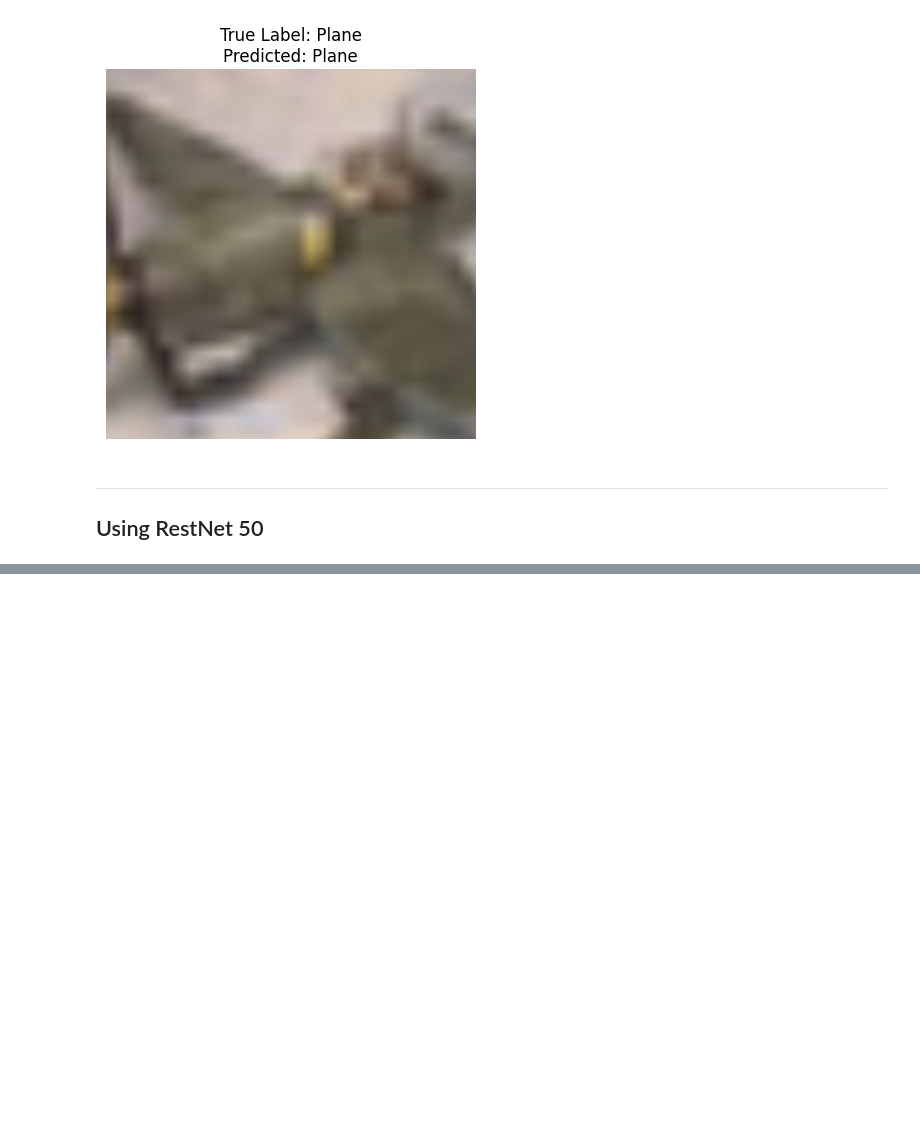
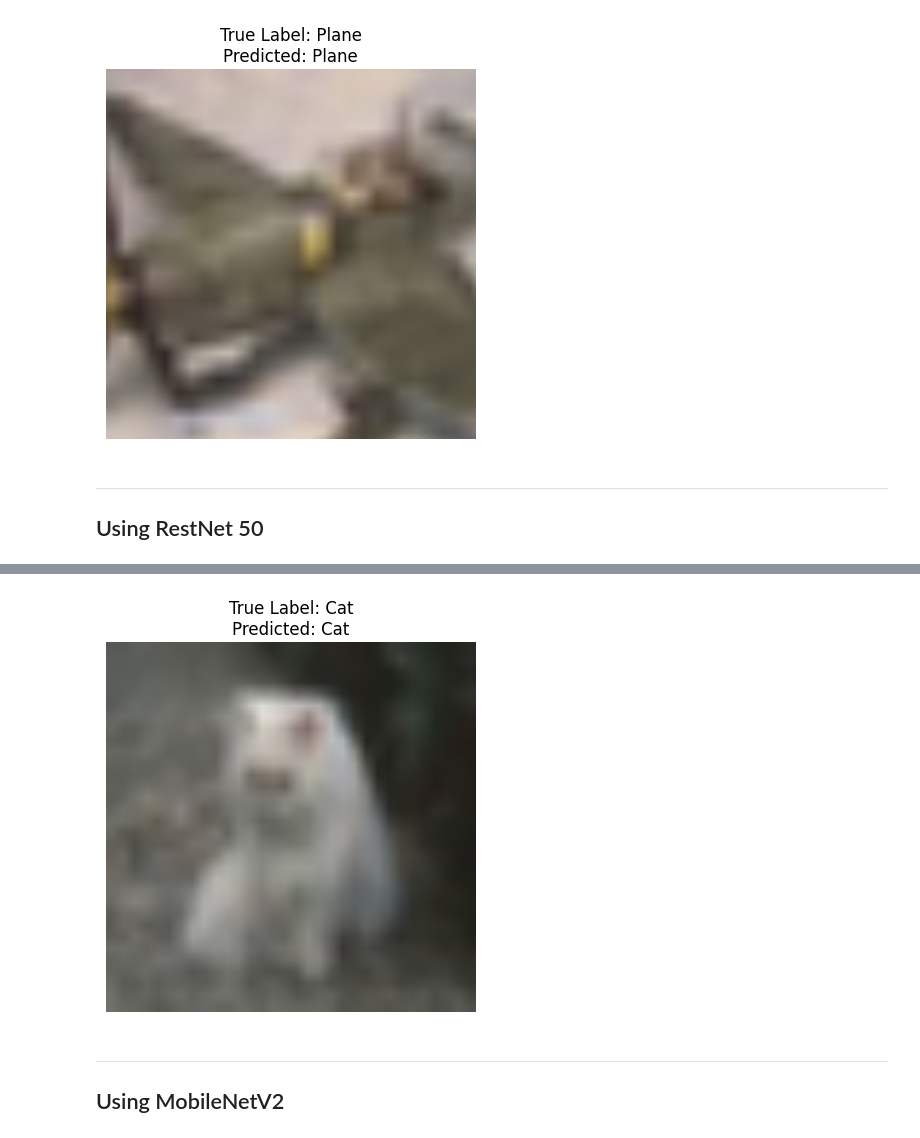
Before and after one commit to kurte32/itesm_advancedml_e35, a Jupyter notebook: Activity 2c/A2c_DL_TC5033.ipynb, the cells around one changed output, grey strips where cells are left out. Cells and saved outputs as stored; diff of their text form; code cells hidden in the pictures; blank space fills up the shorter version.

Commit message:
agregando mobilenet

```diff
--- a/Activity 2c/A2c_DL_TC5033.ipynb
+++ b/Activity 2c/A2c_DL_TC5033.ipynb
@@ -426,0 +439,25 @@ ___
+# %%
+# Update transformations
+transform_resnet50 = T.Compose([
+    T.Resize(224),
+    T.ToTensor(),
+    T.Normalize(mean=(0.485, 0.456, 0.406),  # ImageNet mean
+                std=(0.229, 0.224, 0.225))    # ImageNet std
+])
+# %%
+
+
+# Update data loaders
+cifar10_train = datasets.CIFAR10(DATA_PATH, train=True, download=True,
+                                 transform=transform_resnet50)
+train_loader = DataLoader(cifar10_train, batch_size=MINIBATCH_SIZE,
+                          sampler=sampler.SubsetRandomSampler(range(NUM_TRAIN)))
+
+cifar10_val = datasets.CIFAR10(DATA_PATH, train=True, download=True,
+                               transform=transform_resnet50)
+val_loader = DataLoader(cifar10_val, batch_size=MINIBATCH_SIZE,
+                        sampler=sampler.SubsetRandomSampler(range(NUM_TRAIN, len(cifar10_val))))
+
+cifar10_test = datasets.CIFAR10(DATA_PATH, train=False, download=True,
+                                transform=transform_resnet50)
+test_loader = DataLoader(cifar10_test, batch_size=MINIBATCH_SIZE)
@@ -426,0 +485,13 @@ ___
+# %%
+
+
+
+
+# Display an image with its prediction
+classes = ['Plane', 'Car', 'Bird', 'Cat', 'Deer', 'Dog', 'Frog', 'Horse', 'Ship', 'Truck']
+mean = np.array([0.485, 0.456, 0.406])
+std = np.array([0.229, 0.224, 0.225])
+
+index = np.random.randint(len(cifar10_test))
+show_prediction(model_resnet50, cifar10_test, index, classes, mean, std)
+# %% [output]
@@ -427 +502,5 @@ ___
+[figure, added]
+# %% [markdown]
+___
+## Using MobileNetV2
 # %%
```
Also changed, not shown: parts of 6 cells of this notebook.
